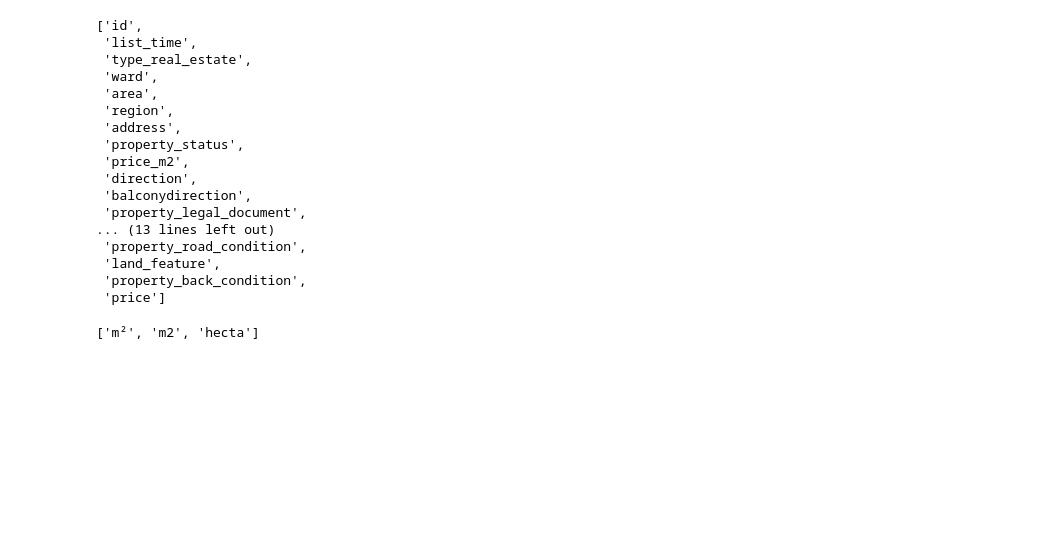
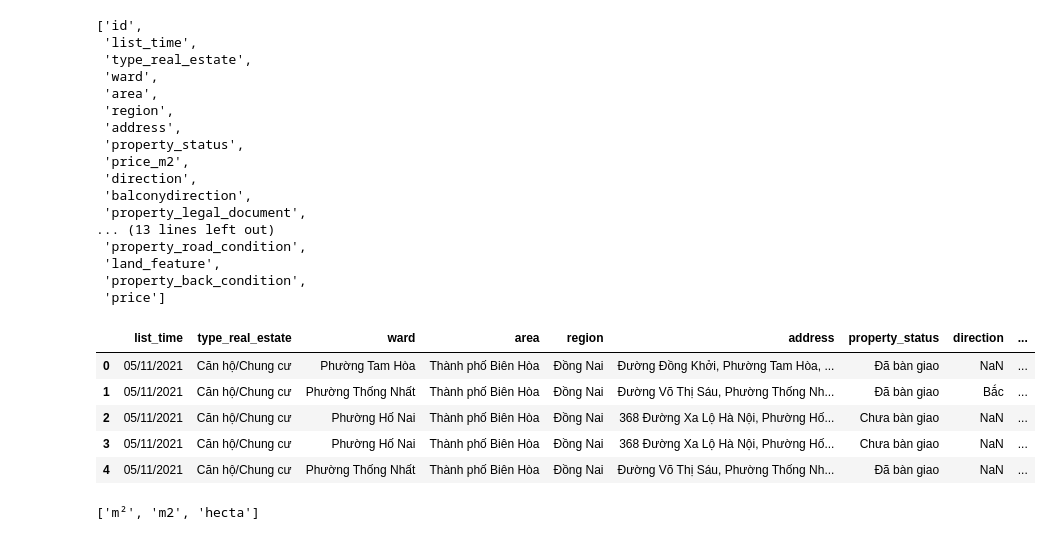
Before and after one commit to DaiVo20/-Real-Estate-Data-Analysis, a Jupyter notebook: pre_processing.ipynb, the cells around one changed output. Saved outputs shown, nothing was run; the diff lists cells and outputs as text; code cells hidden in the pictures; blank space fills up the shorter version.

```diff
--- a/pre_processing.ipynb
+++ b/pre_processing.ipynb
@@ -1 +1,15 @@
+# %%
+import os
+from IPython.core.interactiveshell import InteractiveShell
+import numpy as np
+import pandas as pd
+import warnings
+warnings.filterwarnings('ignore')
+InteractiveShell.ast_node_interactivity = "all"
+
+pd.set_option('display.max_rows', None)
+pd.set_option('display.max_columns', None)
+pd.set_option('display.width', None)
+pd.set_option('display.max_colwidth', None)
+pd.options.display.max_rows
 # %%
@@ -235,3 +67,12 @@ p.split_number('rooms', 'toilets')
+# %%
+df.head()
+# %% [output]
+|  | list_time | type_real_estate | ward | area | region | address | property_status | direction | ... |
+| 0 | 05/11/2021 | Căn hộ/Chung cư | Phường Tam Hòa | Thành phố Biên Hòa | Đồng Nai | Đường Đồng Khởi, Phường Tam Hòa, ... | Đã bàn giao | NaN | ... |
+| 1 | 05/11/2021 | Căn hộ/Chung cư | Phường Thống Nhất | Thành phố Biên Hòa | Đồng Nai | Đường Võ Thị Sáu, Phường Thống Nh... | Đã bàn giao | Bắc | ... |
+| 2 | 05/11/2021 | Căn hộ/Chung cư | Phường Hố Nai | Thành phố Biên Hòa | Đồng Nai | 368 Đường Xa Lộ Hà Nội, Phường Hố... | Chưa bàn giao | NaN | ... |
+| 3 | 05/11/2021 | Căn hộ/Chung cư | Phường Hố Nai | Thành phố Biên Hòa | Đồng Nai | 368 Đường Xa Lộ Hà Nội, Phường Hố... | Chưa bàn giao | NaN | ... |
+| 4 | 05/11/2021 | Căn hộ/Chung cư | Phường Thống Nhất | Thành phố Biên Hòa | Đồng Nai | Đường Võ Thị Sáu, Phường Thống Nh... | Đã bàn giao | NaN | ... |
 # %%
 # Kiểm tra đơn vị của thuộc tính size
 unit_unique = p.check_unique_unit('size')
```
Also changed, not shown: parts of 14 cells of this notebook, 2 other files.
